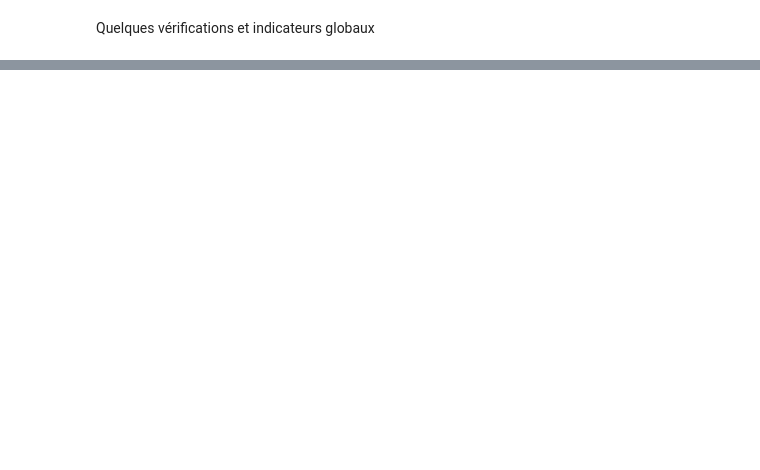
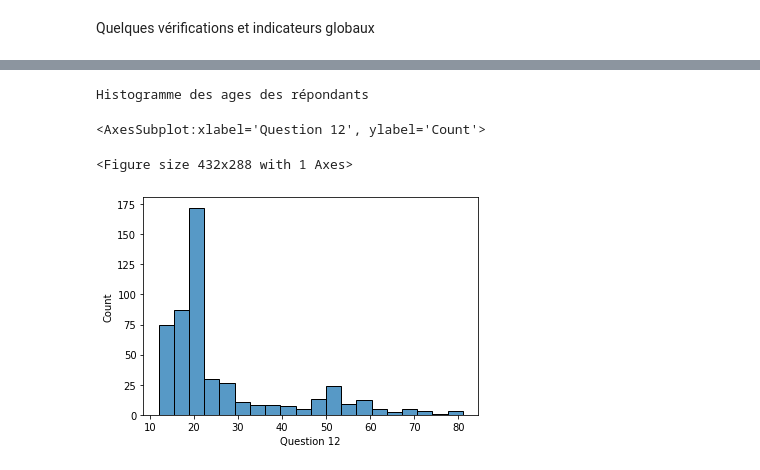
Before and after one commit to romulusFR/cnrt_cartes_cog, a Jupyter notebook: cogmaps_v2/exploration.ipynb, the cells around one changed output, grey strips where cells are left out. Drawn from its saved outputs; the diff is of its cells as text; code cells hidden in the pictures; blank space fills up the shorter version.

```diff
--- a/cogmaps_v2/exploration.ipynb
+++ b/cogmaps_v2/exploration.ipynb
@@ -28,13 +29,22 @@ Pour faciliter le traitement automatique, assurer la qualité des données
 
 ## Exploration du dataset
 # %%
+import operator as op
+
+from collections import Counter
+from statistics import fmean
+
 import pandas as pd
-from collections import Counter
+import seaborn as sns
+import matplotlib.pyplot as plt
 from IPython.display import display
 
+MAX_COLS = 20
 PREFIX_MINE = "Mine"
 PREFIX_FUTUR = "Futur"
-MAX_COLS = 20
+LABEL_MINE = "la mine et le nickel"
+LABEL_FUTUR = "la mine dans le futur"
+TOP_K_WORDS = 20
 
 cols_mine = [f"{PREFIX_MINE} {i}" for i in range(1, MAX_COLS + 1)]
-cols_futur = [f"{PREFIX_MINE} {i}" for i in range(1, MAX_COLS + 1)]
+cols_futur = [f"{PREFIX_FUTUR} {i}" for i in range(1, MAX_COLS + 1)]
@@ -170,0 +284,8 @@ Counter(get_n_words(0)).most_common(20)
+# %%
+print("Histogramme des ages des répondants")
+sns.histplot(df_resp["Question 12"], bins=20)
+# %% [output]
+Histogramme des ages des répondants
+<AxesSubplot:xlabel='Question 12', ylabel='Count'>
+<Figure size 432x288 with 1 Axes>
+[figure, added]
```
Also changed, not shown: parts of 24 cells of this notebook, 1 other file.
